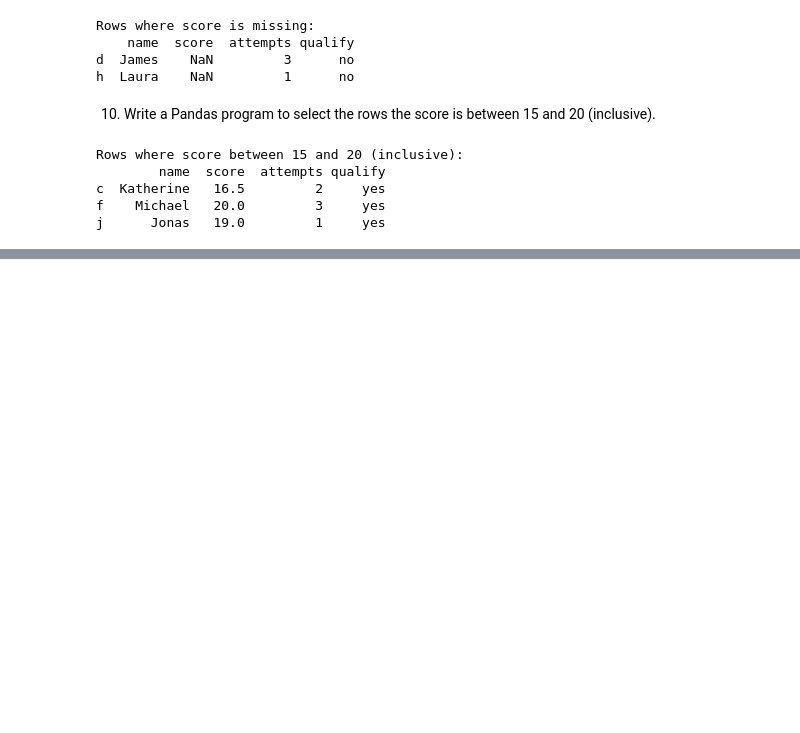
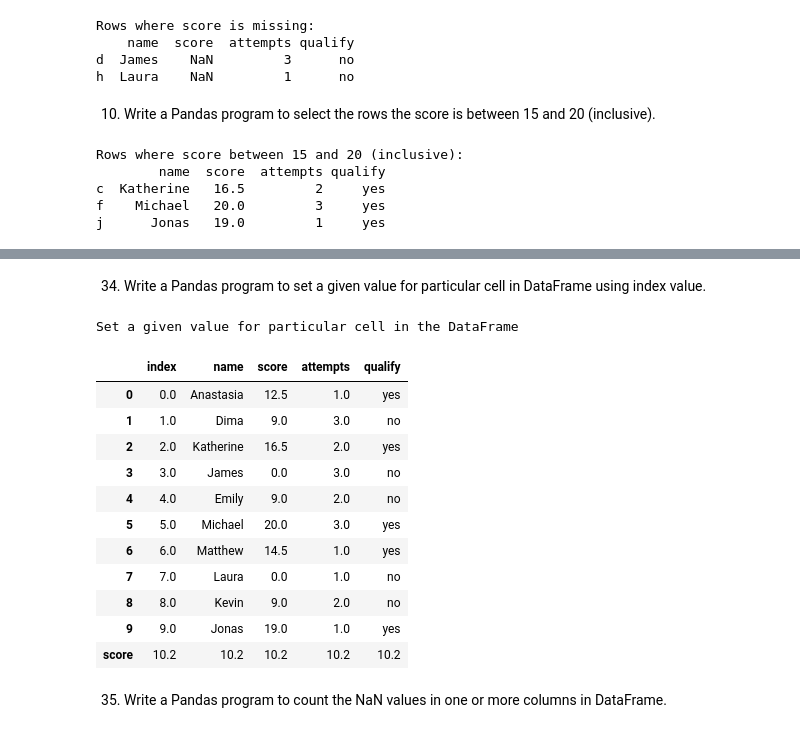
Before and after one commit to M3mb0/DS_DV_ML_libraries, a Jupyter notebook: pandas/pandas_data_frame.ipynb, the cells around one changed output, grey strips where cells are left out. Drawn from its saved outputs; the diff is of its cells as text; code cells hidden in the pictures; blank space fills up the shorter version.

Commit message:
pandas data frame exercies

```diff
--- a/pandas/pandas_data_frame.ipynb
+++ b/pandas/pandas_data_frame.ipynb
@@ -155,0 +541,8 @@ j      Jonas   19.0         1     yes
+# %%
+d = {'col1': [1, 4, 3, 4, 5], 'col2': [4, 5, 6, 7, 8], 'col3': [7, 8, 9, 0, 1]}
+df = pd.DataFrame(data=d)
+pd.set_option('display.max_rows', 500)
+pd.set_option('display.max_columns', 500)
+pd.set_option('display.width', 1000)
+print("Original DataFrame")
+print(df)
@@ -155,0 +580,11 @@ j      Jonas   19.0         1     yes
+# %%
+exam_data = {'name': ['Anastasia', 'Dima', 'Katherine', 'James', 'Emily', 'Michael', 'Matthew', 'Laura', 'Kevin', 'Jonas'],
+        'score': [12.5, 9, 16.5, np.nan, 9, 20, 14.5, np.nan, 8, 19],
+        'attempts': [1, 3, 2, 3, 2, 3, 1, 1, 2, 1],
+        'qualify': ['yes', 'no', 'yes', 'no', 'no', 'yes', 'yes', 'no', 'no', 'yes']}
+df = pd.DataFrame(exam_data)
+print("Original DataFrame")
+print(df)
+df =  df.fillna(0)
+print("\nNew DataFrame replacing all NaN with 0:")
+print(df)
@@ -155,0 +611,5 @@ j      Jonas   19.0         1     yes
+# %%
+df.reset_index(level=0, inplace=True)
+print(df)
+print("\nHiding index:")
+print( df.to_string(index=False))
@@ -155,0 +634,22 @@ j      Jonas   19.0         1     yes
+# %% [markdown]
+34. Write a Pandas program to set a given value for particular cell in  DataFrame using index value.
+# %%
+print("\nSet a given value for particular cell in the DataFrame")
+df.at[8,'score'] = 9
+df
+# %% [output]
+Set a given value for particular cell in the DataFrame
+|  | index | name | score | attempts | qualify |
+| 0 | 0.0 | Anastasia | 12.5 | 1.0 | yes |
+| 1 | 1.0 | Dima | 9.0 | 3.0 | no |
+| 2 | 2.0 | Katherine | 16.5 | 2.0 | yes |
+| 3 | 3.0 | James | 0.0 | 3.0 | no |
+| 4 | 4.0 | Emily | 9.0 | 2.0 | no |
+| 5 | 5.0 | Michael | 20.0 | 3.0 | yes |
+| 6 | 6.0 | Matthew | 14.5 | 1.0 | yes |
+| 7 | 7.0 | Laura | 0.0 | 1.0 | no |
+| 8 | 8.0 | Kevin | 9.0 | 2.0 | no |
+| 9 | 9.0 | Jonas | 19.0 | 1.0 | yes |
+| score | 10.2 | 10.2 | 10.2 | 10.2 | 10.2 |
+# %% [markdown]
+35. Write a Pandas program to count the NaN values in one or more columns in DataFrame.
```
Also changed, not shown: parts of 58 cells of this notebook, 1 other file.
